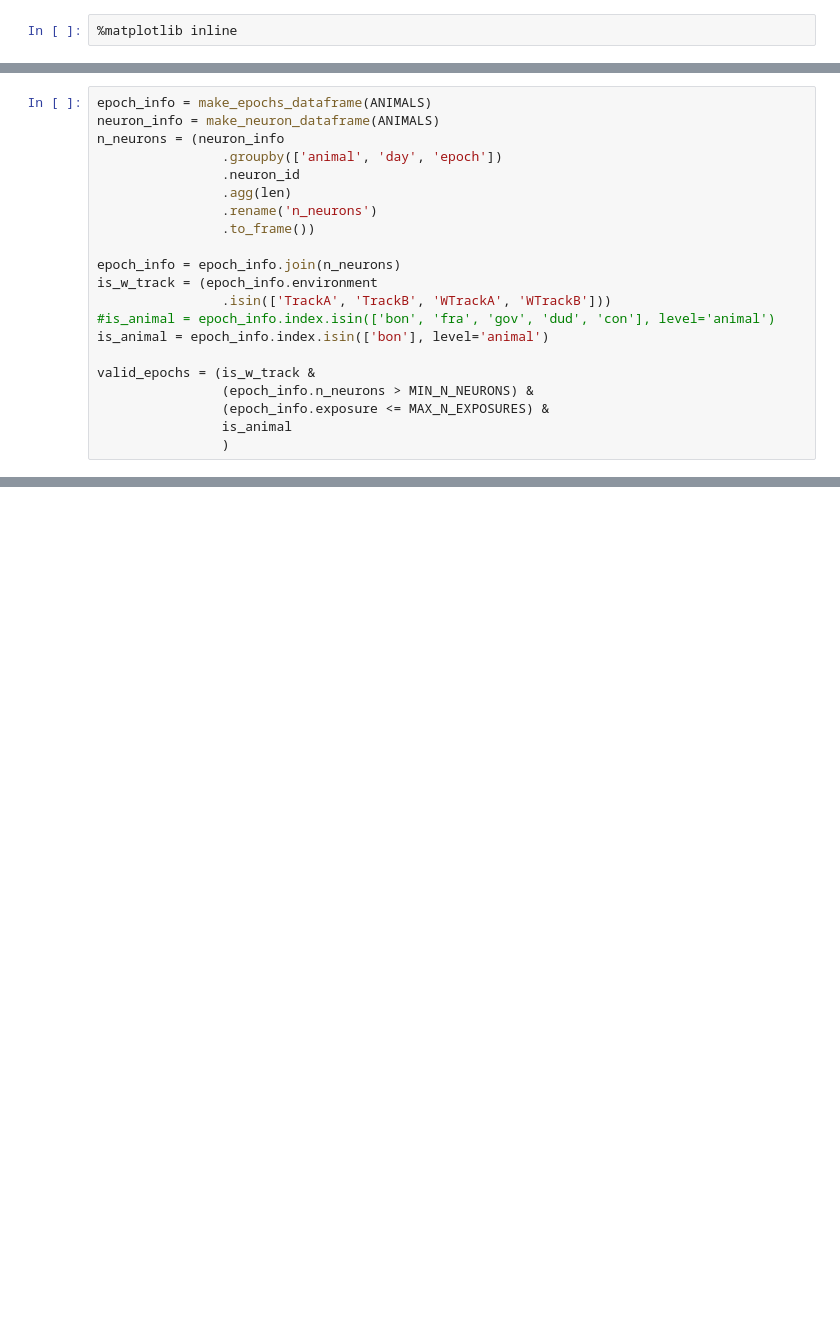
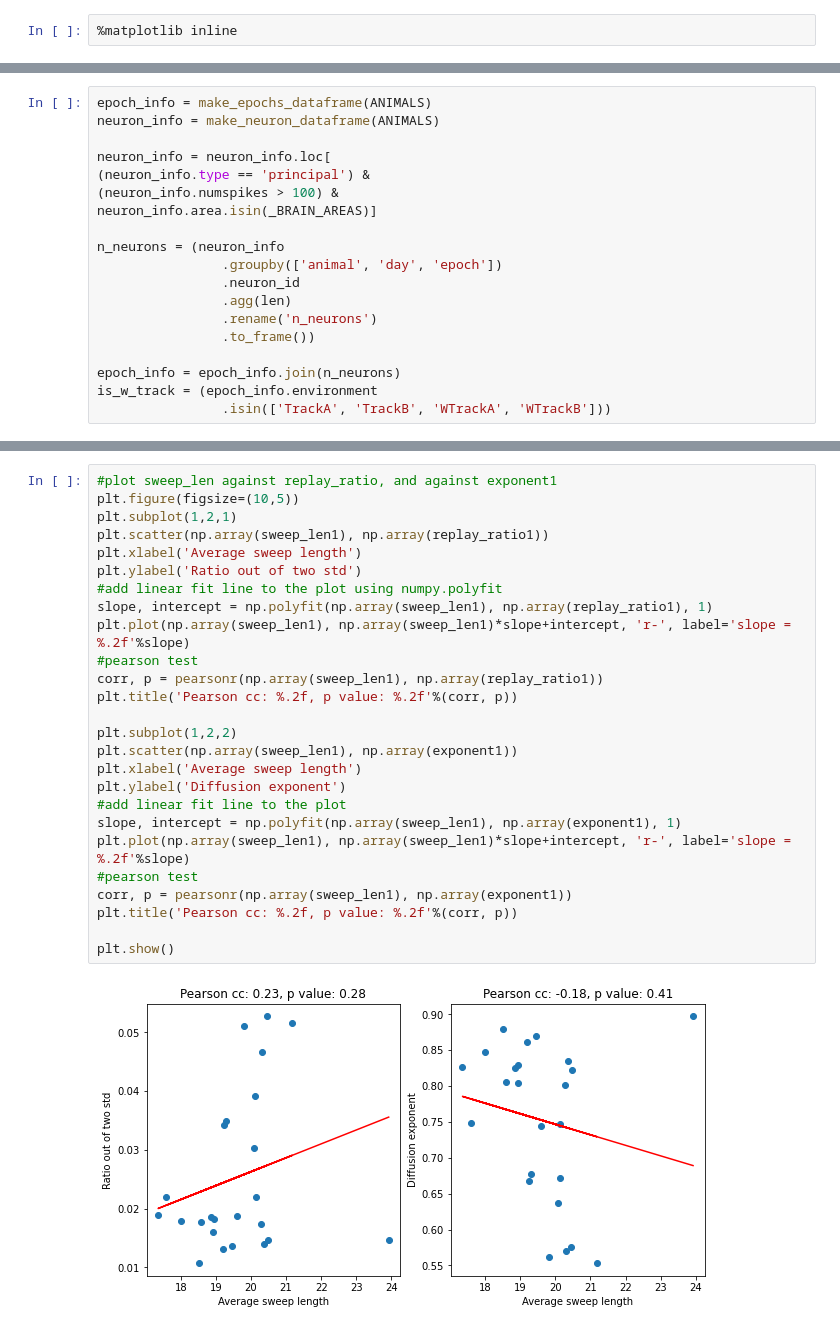
Before and after one commit to ZilongJi/StateSpaceModelForHippocampalSequence, a Jupyter notebook: ZilongCode/notebooks/SweepReplayCorrelation.ipynb, the cells around one changed output, grey strips where cells are left out. Cells and saved outputs as stored; diff of their text form; blank space fills up the shorter version.

```diff
--- a/ZilongCode/notebooks/SweepReplayCorrelation.ipynb
+++ b/ZilongCode/notebooks/SweepReplayCorrelation.ipynb
@@ -39,6 +140,12 @@ def get_levy_exponent(Replay_traj):
 # %%
 epoch_info = make_epochs_dataframe(ANIMALS)
 neuron_info = make_neuron_dataframe(ANIMALS)
+
+neuron_info = neuron_info.loc[
+(neuron_info.type == 'principal') &
+(neuron_info.numspikes > 100) &
+neuron_info.area.isin(_BRAIN_AREAS)]
+
 n_neurons = (neuron_info
                 .groupby(['animal', 'day', 'epoch'])
                 .neuron_id
@@ -49,11 +156,3 @@ n_neurons = (neuron_info
 epoch_info = epoch_info.join(n_neurons)
 is_w_track = (epoch_info.environment
                 .isin(['TrackA', 'TrackB', 'WTrackA', 'WTrackB']))
-#is_animal = epoch_info.index.isin(['bon', 'fra', 'gov', 'dud', 'con'], level='animal')
-is_animal = epoch_info.index.isin(['bon'], level='animal')
-
-valid_epochs = (is_w_track &
-                (epoch_info.n_neurons > MIN_N_NEURONS) &
-                (epoch_info.exposure <= MAX_N_EXPOSURES) &
-                is_animal
-                )
@@ -60 +247,29 @@ valid_epochs = (is_w_track &
+# %%
+#plot sweep_len against replay_ratio, and against exponent1
+plt.figure(figsize=(10,5))
+plt.subplot(1,2,1)
+plt.scatter(np.array(sweep_len1), np.array(replay_ratio1))
+plt.xlabel('Average sweep length')
+plt.ylabel('Ratio out of two std')
+#add linear fit line to the plot using numpy.polyfit
+slope, intercept = np.polyfit(np.array(sweep_len1), np.array(replay_ratio1), 1)
+plt.plot(np.array(sweep_len1), np.array(sweep_len1)*slope+intercept, 'r-', label='slope = %.2f'%slope)
+#pearson test
+corr, p = pearsonr(np.array(sweep_len1), np.array(replay_ratio1))
+plt.title('Pearson cc: %.2f, p value: %.2f'%(corr, p))
+
+plt.subplot(1,2,2)
+plt.scatter(np.array(sweep_len1), np.array(exponent1))
+plt.xlabel('Average sweep length')
+plt.ylabel('Diffusion exponent')
+#add linear fit line to the plot
+slope, intercept = np.polyfit(np.array(sweep_len1), np.array(exponent1), 1)
+plt.plot(np.array(sweep_len1), np.array(sweep_len1)*slope+intercept, 'r-', label='slope = %.2f'%slope)
+#pearson test
+corr, p = pearsonr(np.array(sweep_len1), np.array(exponent1))
+plt.title('Pearson cc: %.2f, p value: %.2f'%(corr, p))
+
+plt.show()
+# %% [output]
+[figure, added]
 # %%
```
Also changed, not shown: parts of 31 cells of this notebook, 7 other files.
